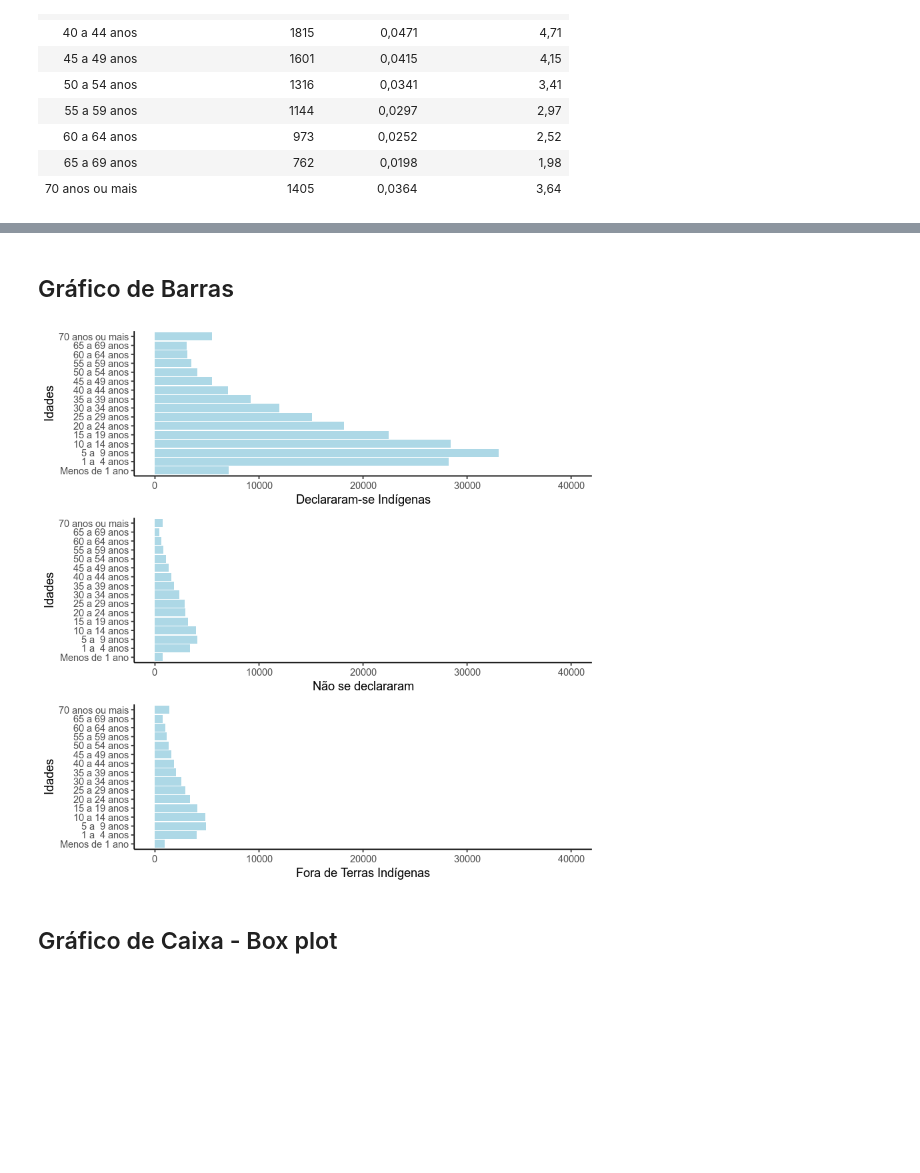
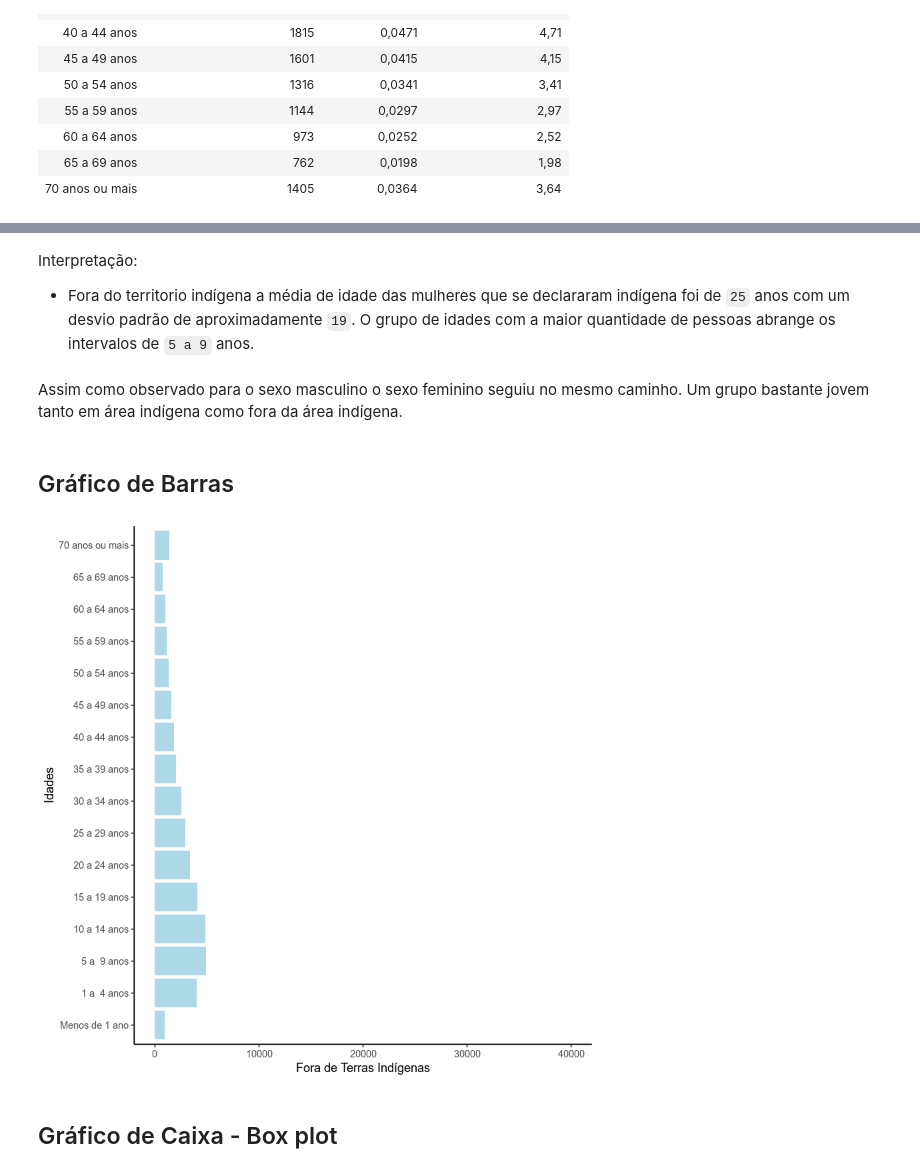
Before and after one commit to DanOliveira-DS/estatistica_ufg, a Jupyter notebook: EDA - Indígenas .ipynb, the cells around one changed output, grey strips where cells are left out. Cells and saved outputs as stored; diff of their text form; code cells hidden in the pictures; blank space fills up the shorter version.

```diff
--- a/EDA - Indígenas .ipynb
+++ b/EDA - Indígenas .ipynb
@@ -823,3 +789,8 @@ resumo_estatistico(mulher_rural_fora_freq_table$`Fora de Terras Indígenas (fi)`
+# %% [markdown]
+Interpretação:
+* Fora do territorio indígena a média de idade das mulheres que se declararam indígena foi de `25` anos com um desvio padrão de aproximadamente `19`. O grupo de idades com a maior quantidade de pessoas abrange os intervalos de `5 a 9` anos.
+# %% [markdown]
+Assim como observado para o sexo masculino o sexo feminino seguiu no mesmo caminho. Um grupo bastante jovem tanto em área indígena como fora da área indígena.
 # %% [markdown]
 ## Gráfico de Barras
 # %%
@@ -828,35 +799,35 @@ plot1 <- mulher_rural_ind_freq_table %>%
                            sort(`Declararam-se Indigenas (fi)`)),
               `Declararam-se Indigenas (fi)`))+
     coord_flip()+
     geom_col(fill="lightblue")+
     ylim(0, 40000) +
     labs(x = "Idades", y="Declararam-se Indígenas") +
     theme_classic()
 
 
 plot2 <- mulher_rural_nind_freq_table %>%
     ggplot(aes(fct_reorder(Classe,
                            sort(`Não se declararam(fi)`)),
               `Não se declararam(fi)`))+
     coord_flip()+
     geom_col(fill="lightblue")+
     ylim(0, 40000) +
     labs(x = "Idades", y="Não se declararam") +
     theme_classic()
 
 plot3 <- mulher_rural_fora_freq_table %>%
     ggplot(aes(fct_reorder(Classe,
                            sort(`Fora de Terras Indígenas (fi)`)),
               `Fora de Terras Indígenas (fi)`))+
     coord_flip()+
     geom_col(fill="lightblue")+
     ylim(0, 40000) +
     labs(x = "Idades", y="Fora de Terras Indígenas") +
     theme_classic()
 
-grid.arrange(plot1, plot2, plot3, nrow = 3)
+grid.arrange(plot3, nrow = 1)
 # %% [output]
-[figure, old version]
+[figure, new version]
 # %% [markdown]
 ## Gráfico de Caixa - Box plot
 # %%
```
Also changed, not shown: parts of 35 cells of this notebook.
